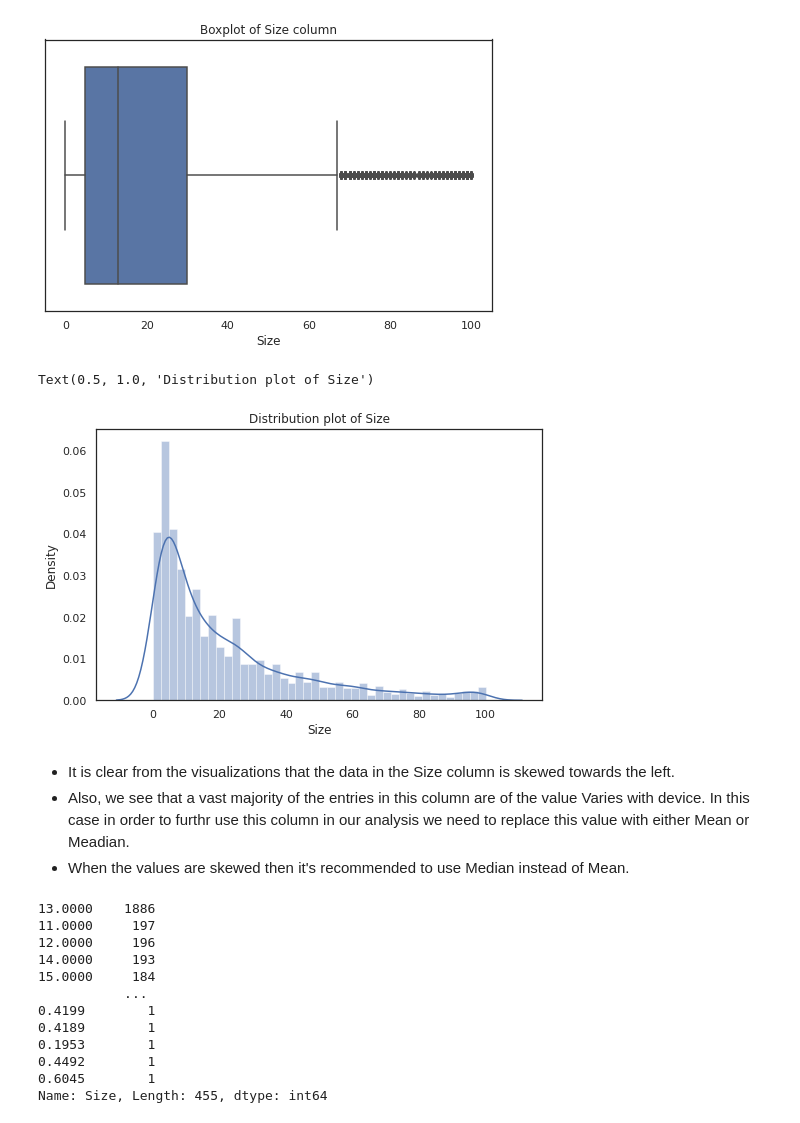
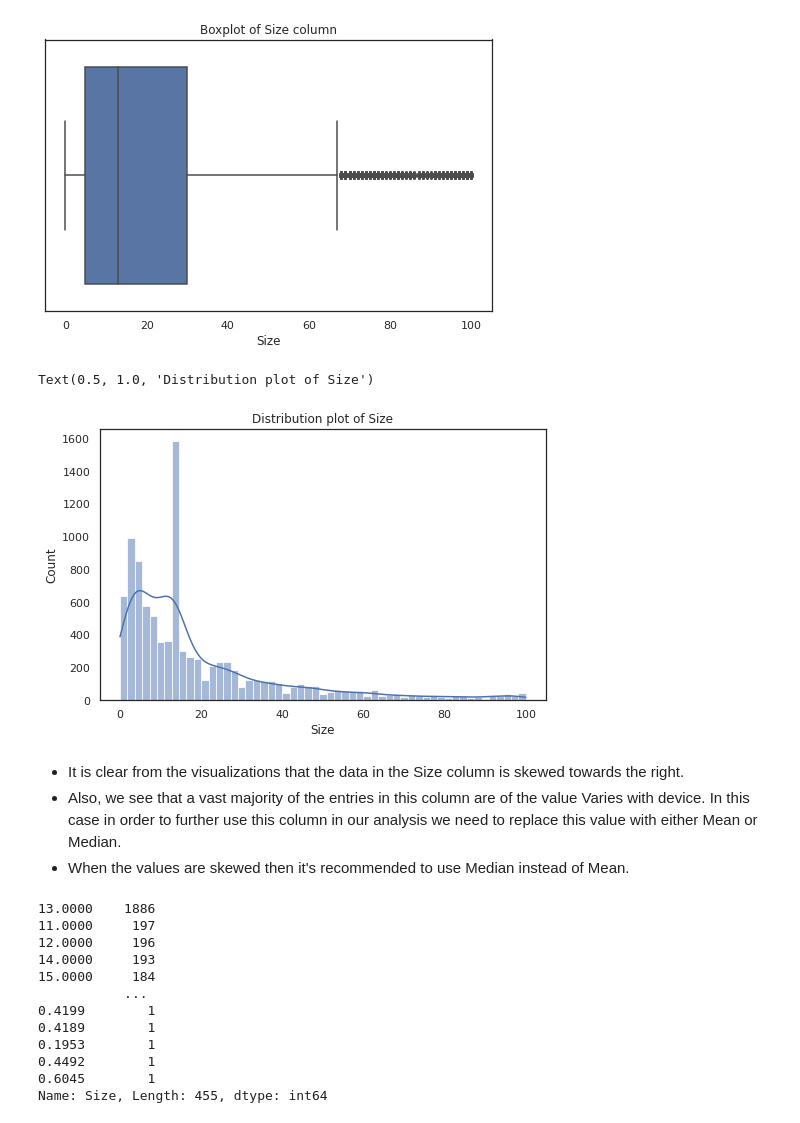
Before and after one commit to Abhishek-Shubham001/Play-Store-App-Review-Analysis, a Jupyter notebook: Play_Store_App_Review_Analysis_Capstone_Project.ipynb, the cells around one changed output. Drawn from its saved outputs; the diff is of its cells as text; code cells hidden in the pictures.

```diff
--- a/Play_Store_App_Review_Analysis_Capstone_Project.ipynb
+++ b/Play_Store_App_Review_Analysis_Capstone_Project.ipynb
@@ -116,9 +115,9 @@ Drive already mounted at /content/drive; to attempt to forcibly remount, call dr
 # %%
 # Reading the Play store and User Review CSV File
 
-ps_df= pd.read_csv('/content/drive/MyDrive/Almabetter/Capstone Projects/1. Play Store App Review Analysis/Play Store Data.csv')
+ps_df= pd.read_csv('/content/drive/MyDrive/Almabetter/Capstone Projects/Play Store App Review Analysis- Abhishek Shubham/Play Store Data.csv')
 
-ur_df= pd.read_csv('/content/drive/MyDrive/Almabetter/Capstone Projects/1. Play Store App Review Analysis/User Reviews.csv')
+ur_df= pd.read_csv('/content/drive/MyDrive/Almabetter/Capstone Projects/Play Store App Review Analysis- Abhishek Shubham/User Reviews.csv')
 # %%
 ps_df.head()
 # %% [output]
@@ -849,14 +858,14 @@ Text(0.5, 1.0, 'Boxplot of Size column')
 # %%
 # Distplot
 plt.figure(figsize= (8,5))
-sns.distplot(ps_df[ps_df['Size'] != 'Varies with device']['Size'])
+sns.histplot(ps_df[ps_df['Size'] != 'Varies with device']['Size'], kde= True)
 plt.title('Distribution plot of Size')
 # %% [output]
 Text(0.5, 1.0, 'Distribution plot of Size')
-[figure, old version]
+[figure, new version]
 # %% [markdown]
-- It is clear from the visualizations that the data in the Size column is skewed towards the left.
-- Also, we see that a vast majority of the entries in this column are of the value Varies with device. In this case in order to furthr use this column in our analysis we need to replace this value with either Mean or Meadian.
+- It is clear from the visualizations that the data in the Size column is skewed towards the right.
+- Also, we see that a vast majority of the entries in this column are of the value Varies with device. In this case in order to further use this column in our analysis we need to replace this value with either Mean or Median.
 - When the values are skewed then it's recommended to use Median instead of Mean.
 # %%
 # Replacing the value of 'Varies with device' with median of the Size column
```
Also changed, not shown: parts of 68 cells of this notebook.
